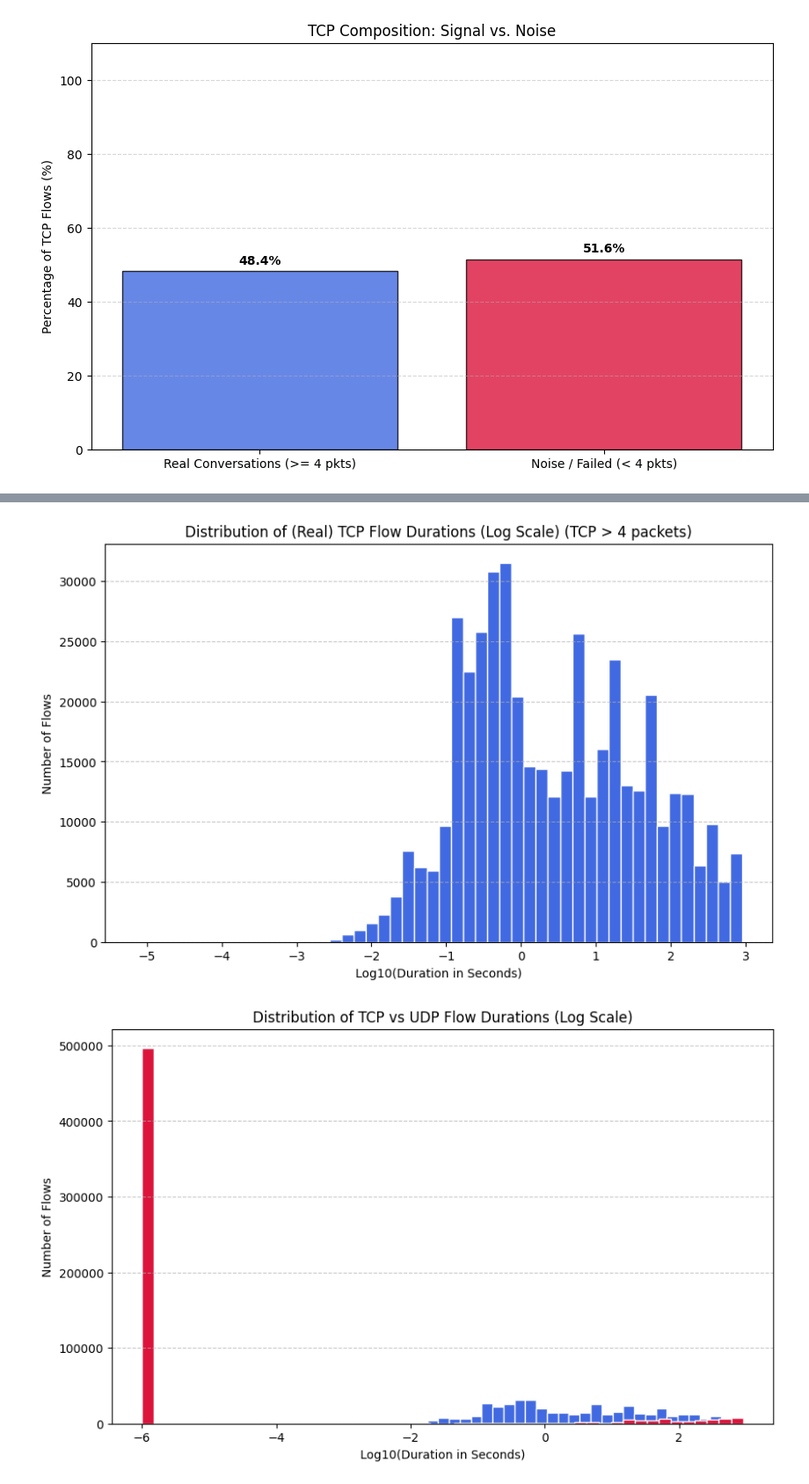
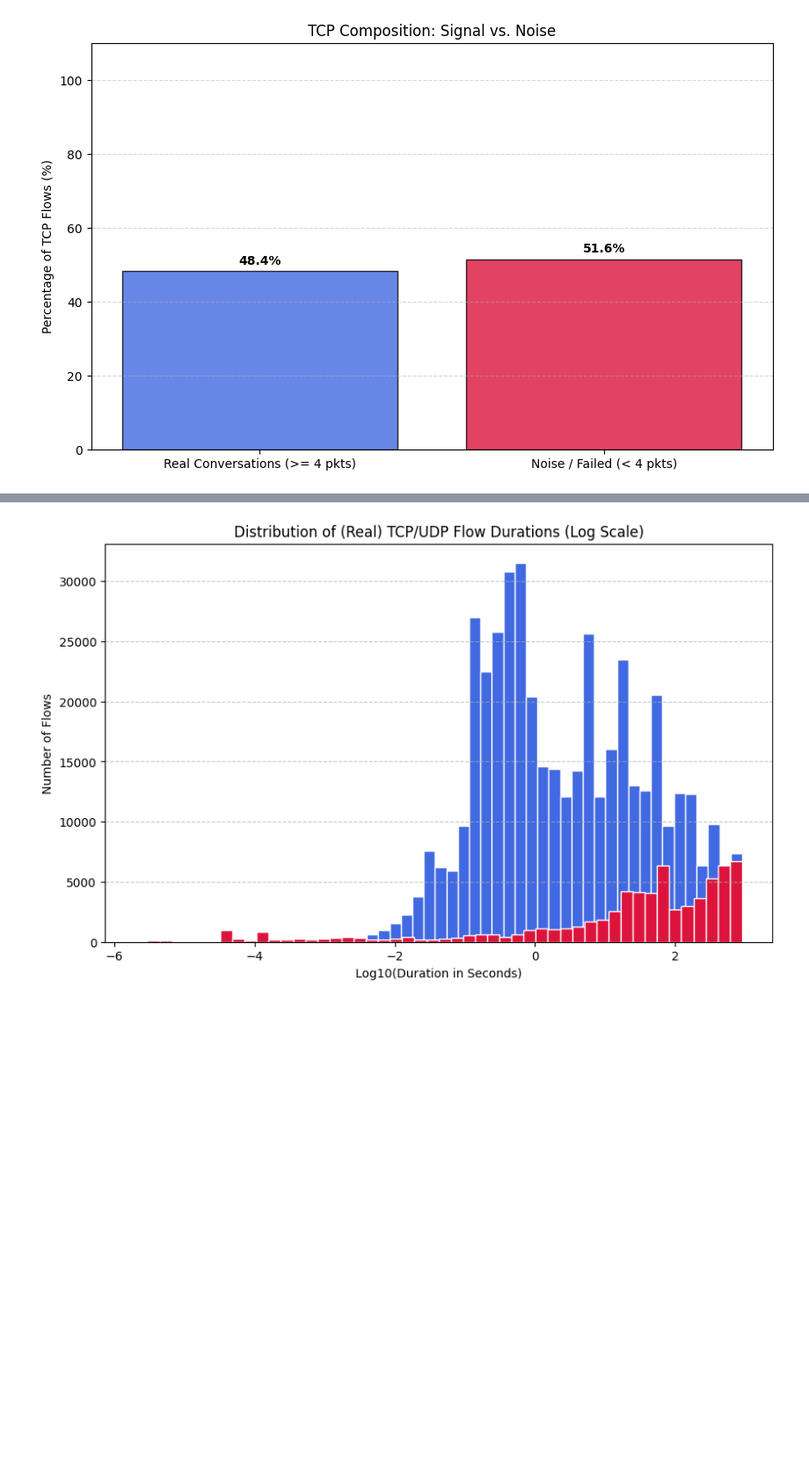
Before and after one commit to alarmfox/imdea-assignement, a Jupyter notebook: analysis.ipynb, the cells around one changed output, grey strips where cells are left out. Shown at 88% size. Saved outputs shown, nothing was run; the diff lists cells and outputs as text; code cells hidden in the pictures; blank space fills up the shorter version.

```diff
--- a/analysis.ipynb
+++ b/analysis.ipynb
@@ -209,8 +208,6 @@ flow_stats = df.groupby("flow_id").agg(
     proto=("ip.proto", "first"),
 )
 
-flow_stats['throughput'] = flow_stats['total_bytes'] / flow_stats['duration'].replace(0, 1)
-
 flow_stats.head()
 # %% [output]
 Number of flows detected: 2889592
@@ -480,43 +474,26 @@ In the second, I added the UDP protocol. Most of the UDP flows have $0$ seconds
 # %%
 import matplotlib.pyplot as plt
 import numpy as np
 
 plt.figure(figsize=(10, 6))
 
 # Select valid TCP connections
 real_tcp = flow_stats[(flow_stats['packet_count'] >= 4) & (flow_stats["proto"] == 6)]
+real_udp = flow_stats[(flow_stats["proto"] == 17) & (flow_stats["duration"] > 0)]
 
 # Add offset to avoid log10(0)
 real_tcp_log_durations = np.log10(real_tcp["duration"])
+real_udp_log_durations = np.log10(real_udp["duration"])
 
-# Pure matplotlib histogram
-plt.hist(real_tcp_log_durations, bins=50, color='royalblue', edgecolor='white')
-
-plt.title('Distribution of (Real) TCP Flow Durations (Log Scale) (TCP > 4 packets)')
-plt.xlabel('Log10(Duration in Seconds)')
-plt.ylabel('Number of Flows')
-plt.grid(axis='y', linestyle='--', alpha=0.7)
-plt.savefig("figures/distribution-flow-durations-tcpreal.pdf")
-plt.show()
-
-plt.figure(figsize=(10, 6))
-
-# Select valid TCP connections
-real_tcp = flow_stats[(flow_stats['packet_count'] >= 4) & (flow_stats["proto"] == 6)]
-
-# Add offset to avoid log10(0)
-real_udp_log_durations = np.log10(real_udp["duration"] + 1e-6)
-
-# Pure matplotlib histogram
+# Plot real tcp duration
 plt.hist(real_tcp_log_durations, bins=50, color='royalblue', edgecolor='white')
 plt.hist(real_udp_log_durations, bins=50, color='crimson', edgecolor='white')
 
-plt.title('Distribution of TCP vs UDP Flow Durations (Log Scale)')
+plt.title('Distribution of (Real) TCP/UDP Flow Durations (Log Scale)')
 plt.xlabel('Log10(Duration in Seconds)')
 plt.ylabel('Number of Flows')
 plt.grid(axis='y', linestyle='--', alpha=0.7)
 plt.savefig("figures/distribution-flow-durations-tcpudp.pdf")
 plt.show()
 # %% [output]
-[figure, old version]
+[figure, new version]
-[figure, removed]
```
Also changed, not shown: parts of 16 cells of this notebook, 13 other files.
